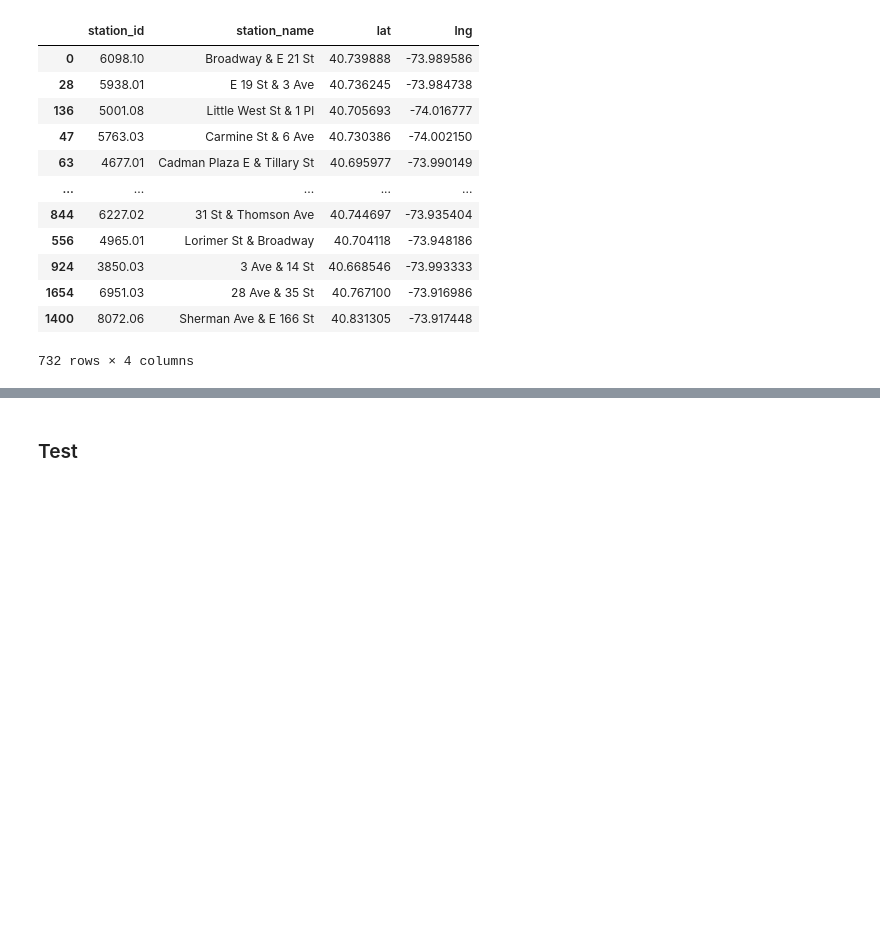
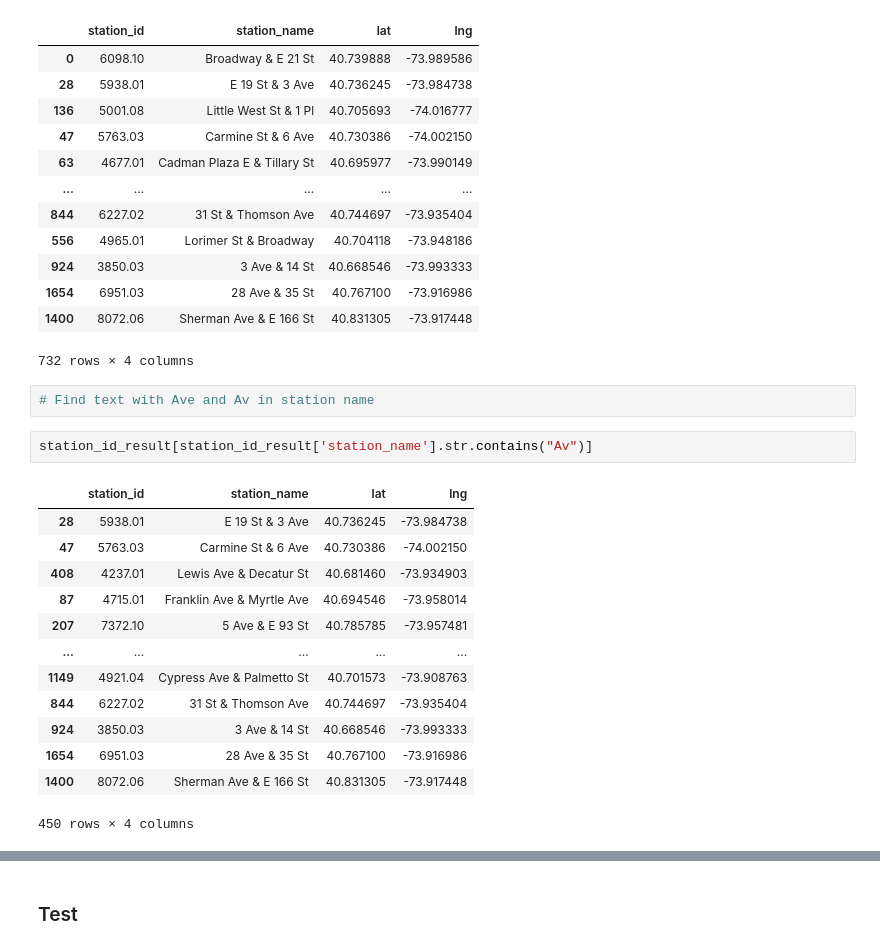
Before and after one commit to anneruhnke/bikesharing, a Jupyter notebook: bikesharing.ipynb, the cells around one changed output, grey strips where cells are left out. Saved outputs shown, nothing was run; the diff lists cells and outputs as text; blank space fills up the shorter version.

Commit message:
Find text in column

```diff
--- a/bikesharing.ipynb
+++ b/bikesharing.ipynb
@@ -573,3 +573,21 @@ station_id_result
 | 1654 | 6951.03 | 28 Ave & 35 St | 40.767100 | -73.916986 |
 | 1400 | 8072.06 | Sherman Ave & E 166 St | 40.831305 | -73.917448 |
 732 rows × 4 columns
+# %%
+# Find text with Ave and Av in station name
+# %%
+station_id_result[station_id_result['station_name'].str.contains("Av")]
+# %% [output]
+|  | station_id | station_name | lat | lng |
+| 28 | 5938.01 | E 19 St & 3 Ave | 40.736245 | -73.984738 |
+| 47 | 5763.03 | Carmine St & 6 Ave | 40.730386 | -74.002150 |
+| 408 | 4237.01 | Lewis Ave & Decatur St | 40.681460 | -73.934903 |
+| 87 | 4715.01 | Franklin Ave & Myrtle Ave | 40.694546 | -73.958014 |
+| 207 | 7372.10 | 5 Ave & E 93 St | 40.785785 | -73.957481 |
+| ... | ... | ... | ... | ... |
+| 1149 | 4921.04 | Cypress Ave & Palmetto St | 40.701573 | -73.908763 |
+| 844 | 6227.02 | 31 St & Thomson Ave | 40.744697 | -73.935404 |
+| 924 | 3850.03 | 3 Ave & 14 St | 40.668546 | -73.993333 |
+| 1654 | 6951.03 | 28 Ave & 35 St | 40.767100 | -73.916986 |
+| 1400 | 8072.06 | Sherman Ave & E 166 St | 40.831305 | -73.917448 |
+450 rows × 4 columns
```
Also changed, not shown: parts of 15 cells of this notebook.
